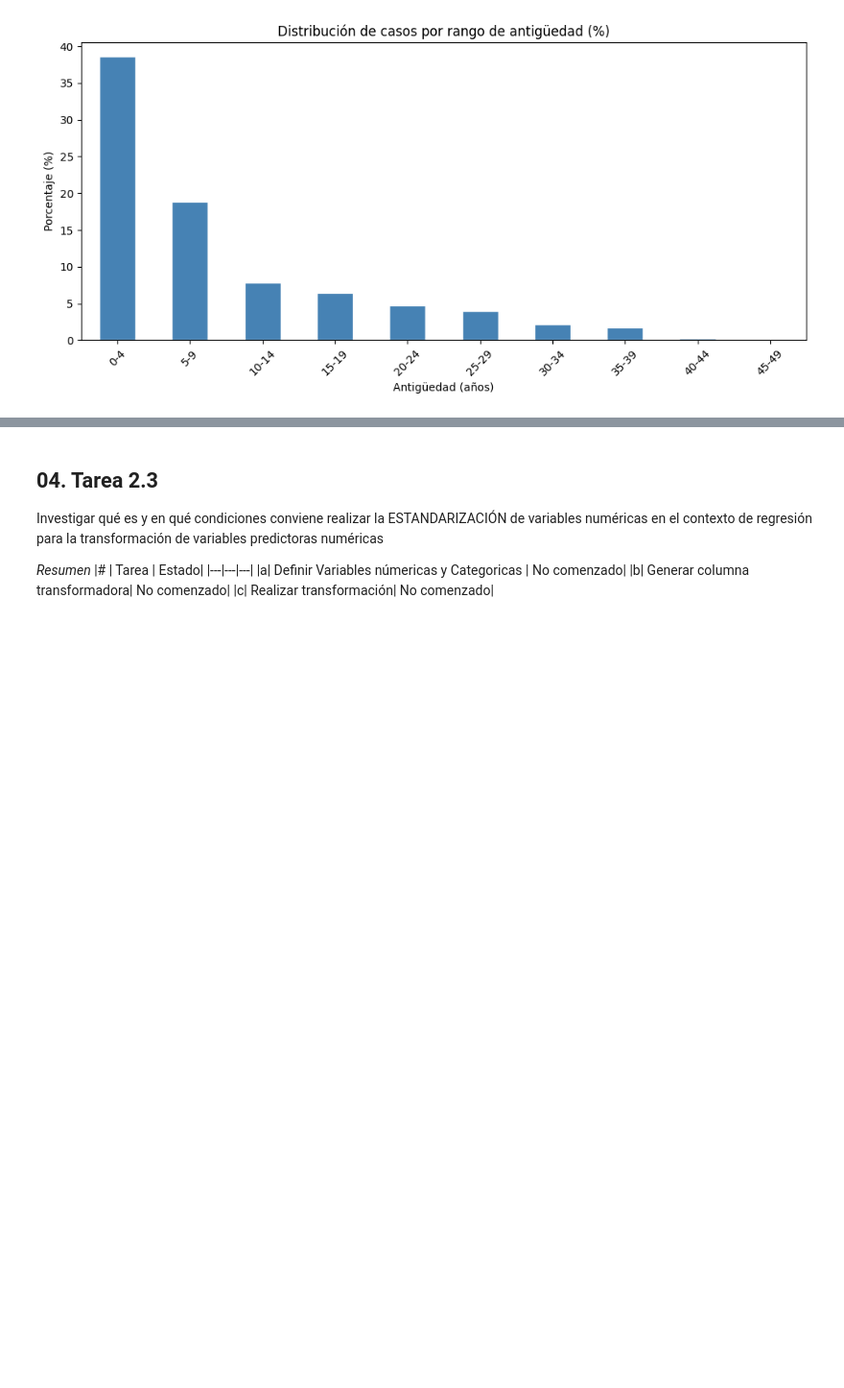
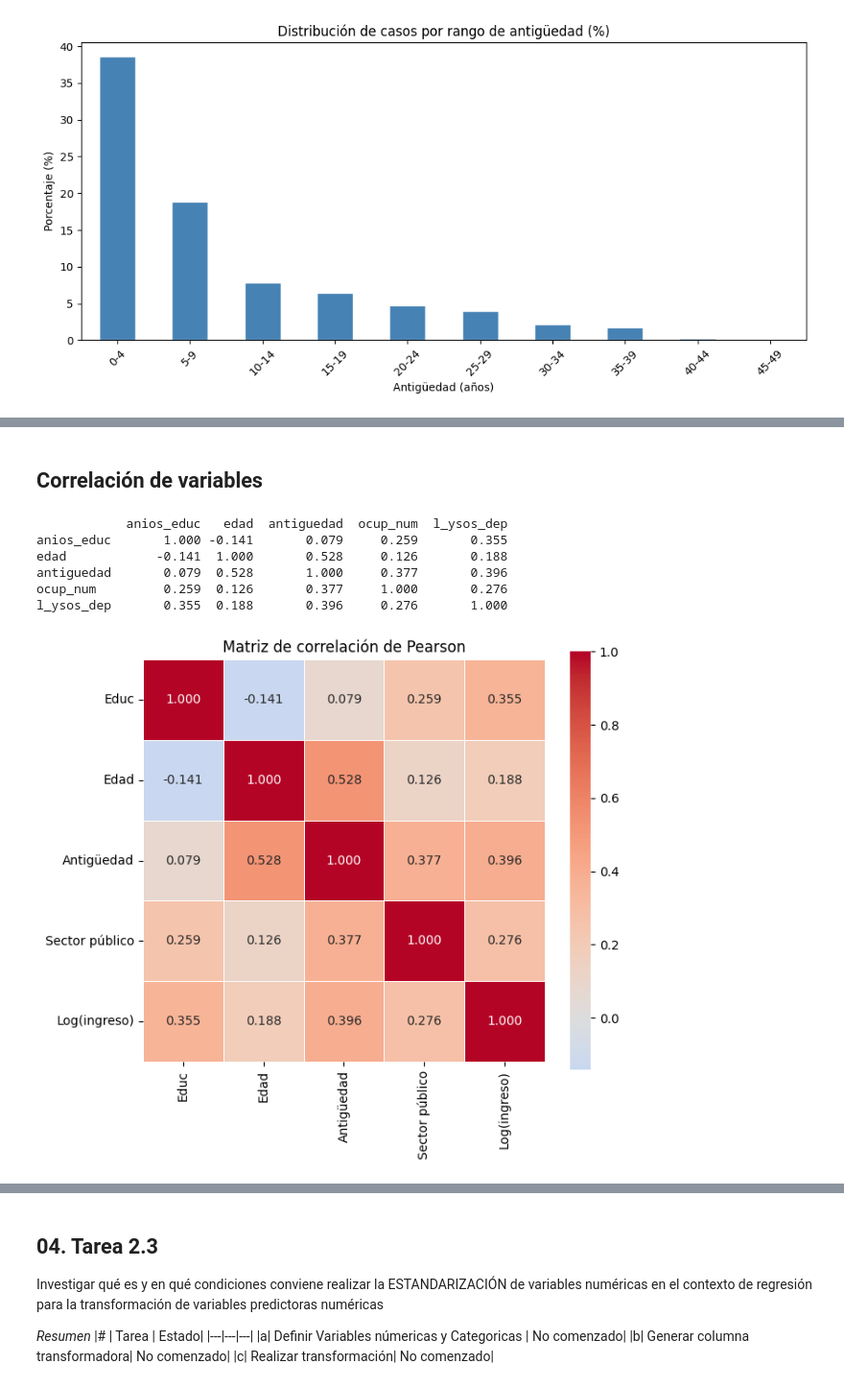
Before and after one commit to javiermagnone-lab/Javito, a Jupyter notebook: Tarea_2_ML_analisis_de_datos.ipynb, the cells around one changed output, grey strips where cells are left out. Shown at 96% size. Cells and saved outputs as stored; diff of their text form; code cells hidden in the pictures; blank space fills up the shorter version.

```diff
--- a/Tarea_2_ML_analisis_de_datos.ipynb
+++ b/Tarea_2_ML_analisis_de_datos.ipynb
@@ -645,0 +658,29 @@ plt.show()
+# %% [markdown]
+## **Correlación de variables**
+# %%
+# g. Correlaciones
+
+#Codificar categoria_ocup como 0/1
+df_l_ysos['ocup_num'] = (df_l_ysos['categoria_ocup'] == 'Asalariado/a público/a').astype(int)
+
+# Matriz de correlación
+corr = df_l_ysos[['anios_educ', 'edad', 'antiguedad', 'ocup_num', 'l_ysos_dep']].corr()
+print(corr.round(3))
+
+# Heatmap
+plt.figure(figsize=(7, 6))
+sns.heatmap(corr, annot=True, fmt='.3f', cmap='coolwarm', center=0,
+            square=True, linewidths=0.5,
+            xticklabels=['Educ', 'Edad', 'Antigüedad', 'Sector público', 'Log(ingreso)'],
+            yticklabels=['Educ', 'Edad', 'Antigüedad', 'Sector público', 'Log(ingreso)'])
+plt.title('Matriz de correlación de Pearson')
+plt.tight_layout()
+plt.show()
+# %% [output]
+            anios_educ   edad  antiguedad  ocup_num  l_ysos_dep
+anios_educ       1.000 -0.141       0.079     0.259       0.355
+edad            -0.141  1.000       0.528     0.126       0.188
+antiguedad       0.079  0.528       1.000     0.377       0.396
+ocup_num         0.259  0.126       0.377     1.000       0.276
+l_ysos_dep       0.355  0.188       0.396     0.276       1.000
+[figure, added]
```
Also changed, not shown: parts of 15 cells of this notebook.
